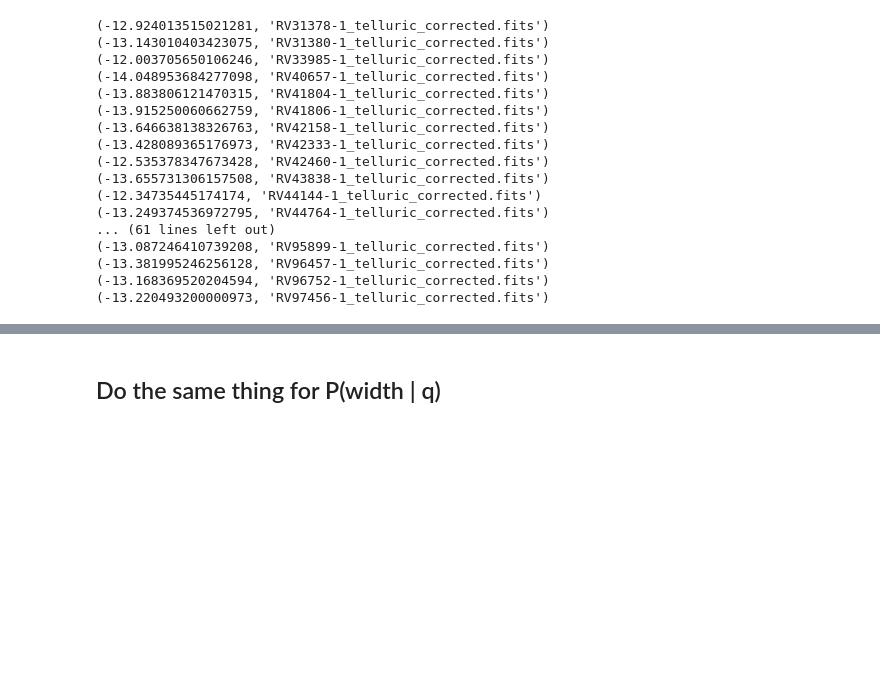
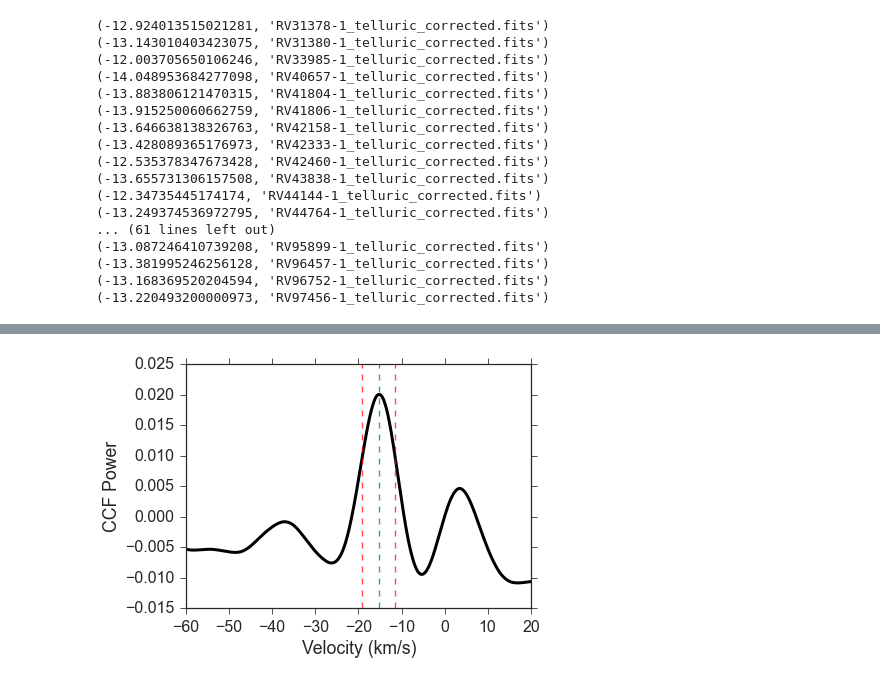
Before and after one commit to kgullikson88/Companion-Finder, a Jupyter notebook: MakePlots.ipynb, the cells around one changed output, grey strips where cells are left out. Cells and saved outputs as stored; diff of their text form; code cells hidden in the pictures; blank space fills up the shorter version.

```diff
--- a/MakePlots.ipynb
+++ b/MakePlots.ipynb
@@ -325,6 +115,0 @@ plt.savefig('{}Massratio_Estimation_Width.pdf'.format(output_dir))
-# %%
-idx = np.argmin((qvals2 - 0.25)**2)
-vel, corr = stacked_ccfs[idx]
-plt.plot(vel, corr)
-plt.xlabel("Velocity (km/s)")
-plt.ylabel("CCF Power")
@@ -378,2 +115,0 @@ print m, h-m, m-l
-# %% [markdown]
-## Do the same thing for P(width | q)
@@ -414,0 +140,26 @@ plt.savefig('{}Massratio_Estimation_Total.pdf'.format(output_dir))
+# %%
+# Make plot of a normal residual CCF
+sns.set_style('white')
+sns.set_style('ticks')
+
+i = 50
+corr = normed_ccfs[i]
+fig, ax = plt.subplots()
+ax.plot(xgrid, corr, 'k-', lw=3)
+
+l, m, h = fwhm(xgrid, corr, search_range=(-50, 10))
+ylim = ax.get_ylim()
+ax.plot([m, m], ylim, 'g--', alpha=0.7)
+ax.plot([l, l], ylim, 'r--', alpha=0.7)
+ax.plot([h, h], ylim, 'r--', alpha=0.7)
+
+ax.set_xlim((-60, 20))
+ax.set_ylim(ylim)
+
+ax.set_xlabel('Velocity (km/s)')
+ax.set_ylabel('CCF Power')
+fig.subplots_adjust(bottom=0.18, left=0.20, top=0.95, right=0.95)
+
+plt.savefig('{}Typical_CCF.pdf'.format(output_dir))
+# %% [output]
+[figure, added]
```
Also changed, not shown: parts of 25 cells of this notebook.
